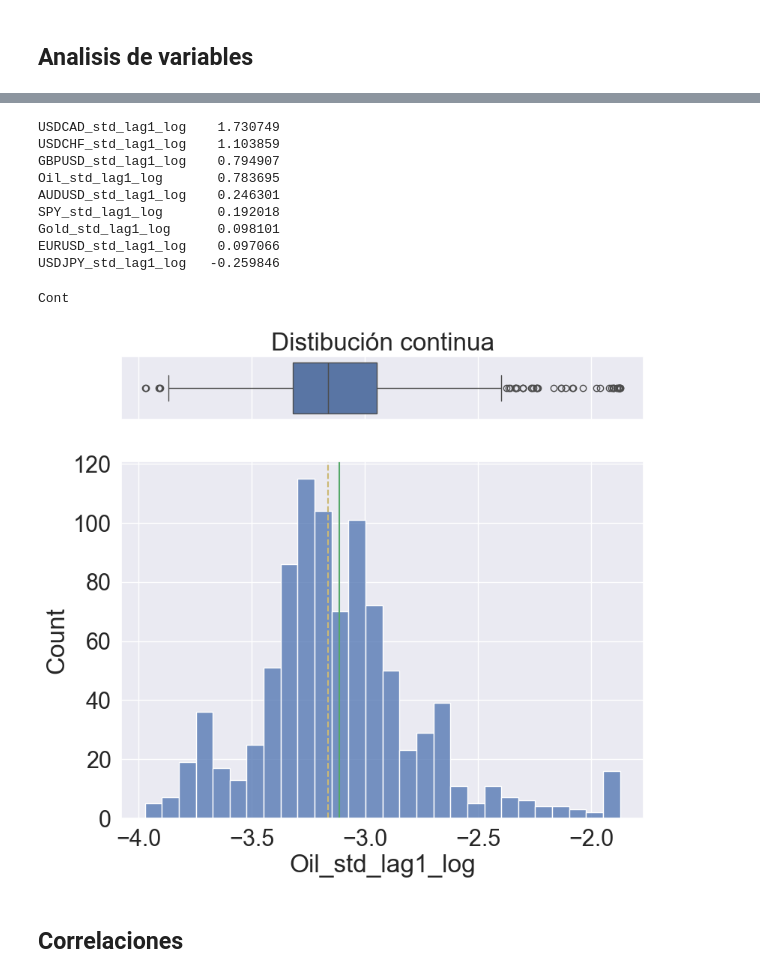
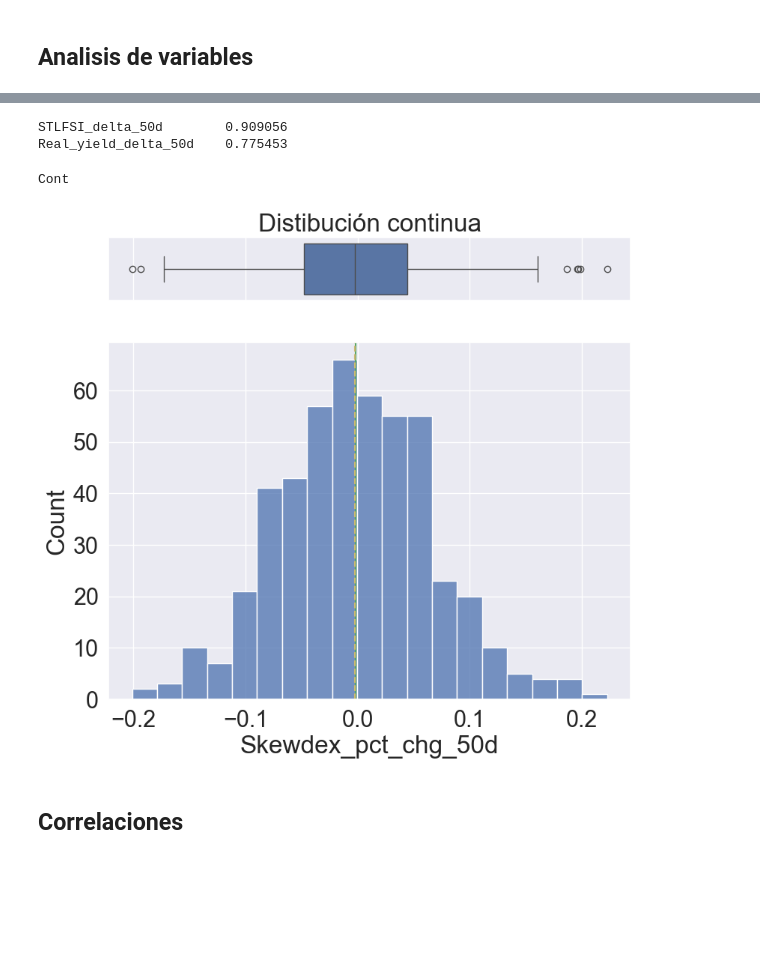
Before and after one commit to sebakremis/ForexMiner, a Jupyter notebook: notebook_EDA.ipynb, the cells around one changed output, grey strips where cells are left out. Drawn from its saved outputs; the diff is of its cells as text; code cells hidden in the pictures; blank space fills up the shorter version.

```diff
--- a/notebook_EDA.ipynb
+++ b/notebook_EDA.ipynb
@@ -72,25 +75,18 @@ USDCAD_intra_weekly                -7.326664
 # %%
 # Asimetria por grupo
-cadena = "_std_"
+cadena = "_delta_"
 columnas = encontrar_columnas(columnas_target=columnas_clean, cadena=cadena)
 mostrar_asimetrias(df_clean[columnas])
 # %% [output]
-USDCAD_std_lag1_log    1.730749
-USDCHF_std_lag1_log    1.103859
-GBPUSD_std_lag1_log    0.794907
-Oil_std_lag1_log       0.783695
-AUDUSD_std_lag1_log    0.246301
-SPY_std_lag1_log       0.192018
-Gold_std_lag1_log      0.098101
-EURUSD_std_lag1_log    0.097066
-USDJPY_std_lag1_log   -0.259846
+STLFSI_delta_50d        0.909056
+Real_yield_delta_50d    0.775453
 # %%
 # Visualizar columna
-col = 'Oil_std_lag1_log'
+col = 'Skewdex_pct_chg_50d'
 pintar_columna(df_clean[col])
 # %% [output]
 Cont
-[figure, old version]
+[figure, new version]
 # %% [markdown]
 ## Correlaciones
 # %%
```
Also changed, not shown: parts of 8 cells of this notebook, 4 other files.
